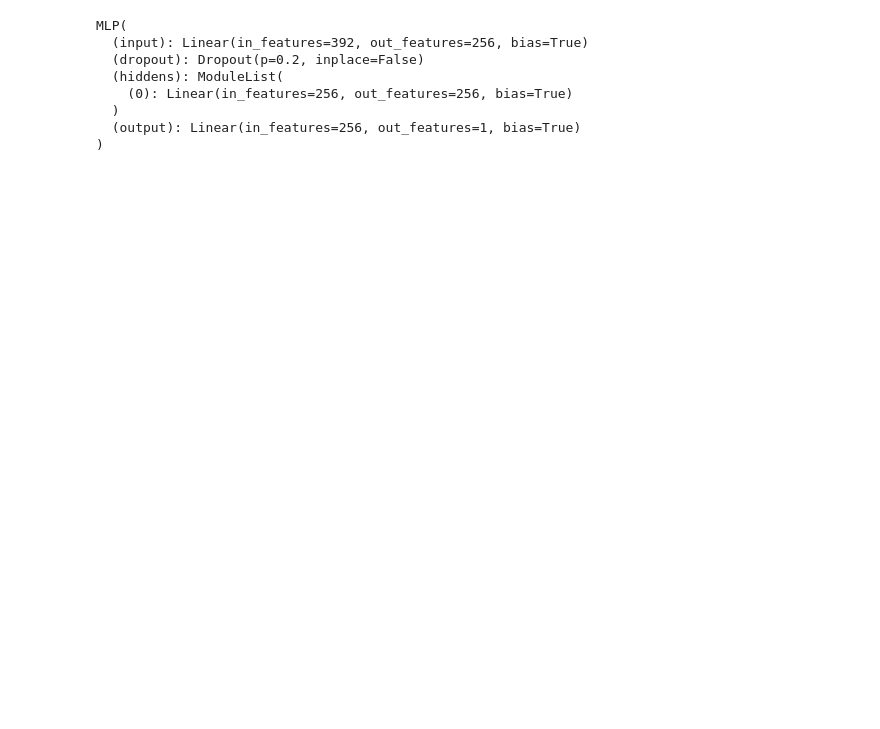
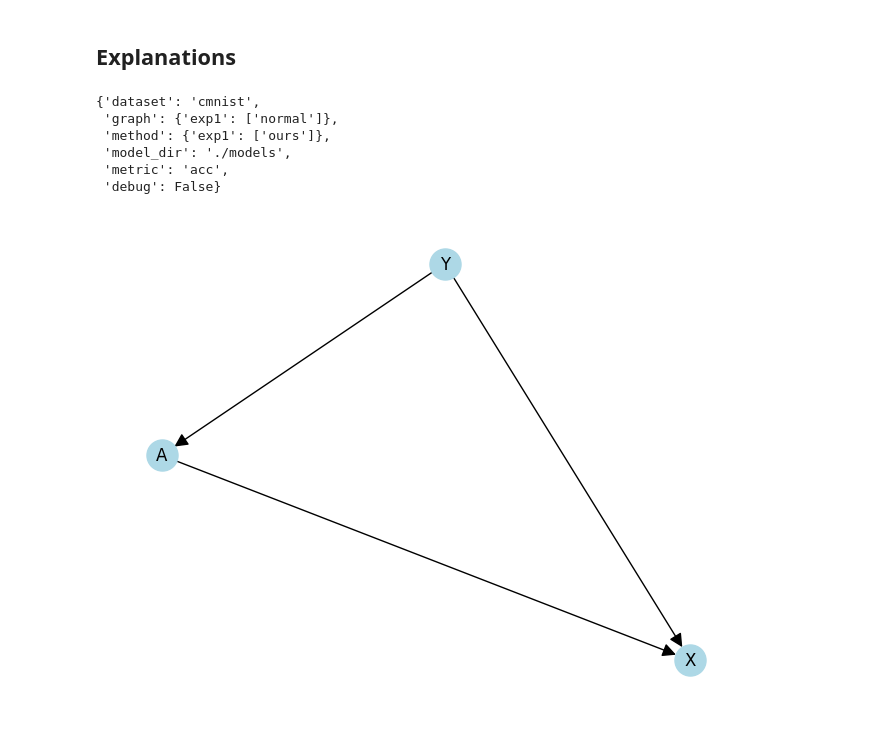
Before and after one commit to PeterMcGor/expl_perf_drop, a Jupyter notebook: examples/cmnist.ipynb, the cells around one changed output. Saved outputs shown, nothing was run; the diff lists cells and outputs as text; code cells hidden in the pictures; blank space fills up the shorter version.

Commit message:
cmnist example working. Now you can train the weight models based on torch models

```diff
--- a/examples/cmnist.ipynb
+++ b/examples/cmnist.ipynb
@@ -10,8 +16,9 @@ if torch.cuda.is_available():
 else:
     device = "cpu"
 #device = 'cpu' #cmnist no set it for GPU
-
-hparams = {'data_seed': 42, 'data_dir': '../expl_perf_drop/data/cmnist', 'test_pct': 0.25, 'model':'nn', 'dataset':'cmnist', 'debug':True}
+output_dir = './models'
+output_model_path = os.path.join(output_dir,'cmnist_model.pkl')
+hparams = {'data_seed': 42, 'data_dir': '../expl_perf_drop/data/celebA', 'test_pct': 0.25, 'model':'nn', 'dataset':'cmnist', 'debug':False}
 cmnist_data = cmnist.CMNIST(hparams)
 # %%
 train_df, test_df = cmnist_data.get_source_train_test()
@@ -38,11 +26,0 @@ Epoch 99; Train loss: 0.07541845180094242
-# %%
-model
-# %% [output]
-MLP(
-  (input): Linear(in_features=392, out_features=256, bias=True)
-  (dropout): Dropout(p=0.2, inplace=False)
-  (hiddens): ModuleList(
-    (0): Linear(in_features=256, out_features=256, bias=True)
-  )
-  (output): Linear(in_features=256, out_features=1, bias=True)
-)
@@ -48,0 +38,2 @@ MLP(
+# %% [markdown]
+## Explanations
@@ -48,0 +45,23 @@ MLP(
+# %%
+hparams_explain = {'dataset': ['cmnist'], 'graph':{'exp1': ["normal"],},'method':{'exp1': ['ours'],},'model_dir': output_dir, 'dataset': 'cmnist', 'metric':'acc','debug': False}
+hparams_explain
+# %% [output]
+{'dataset': 'cmnist',
+ 'graph': {'exp1': ['normal']},
+ 'method': {'exp1': ['ours']},
+ 'model_dir': './models',
+ 'metric': 'acc',
+ 'debug': False}
+# %%
+graph = cmnist_data.GRAPH
+# Pedro palys with the graph
+import networkx as nx
+import matplotlib.pyplot as plt
+
+
+# Draw the graph
+nx.draw(graph.to_directed(), with_labels=True, node_color='lightblue',
+        node_size=500, arrowsize=20)
+plt.show()
+# %% [output]
+[figure, added]
```
Also changed, not shown: parts of 11 cells of this notebook, 5 other files.
